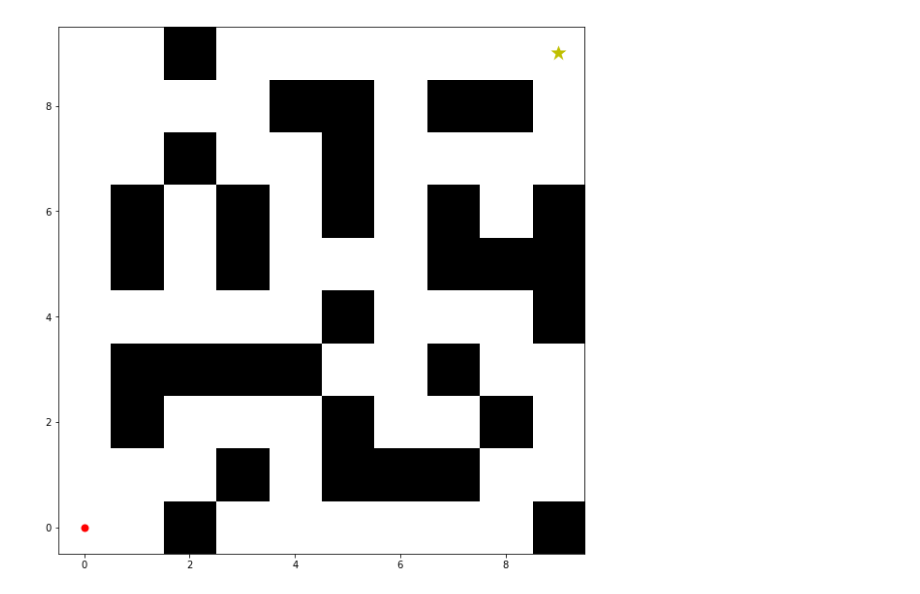
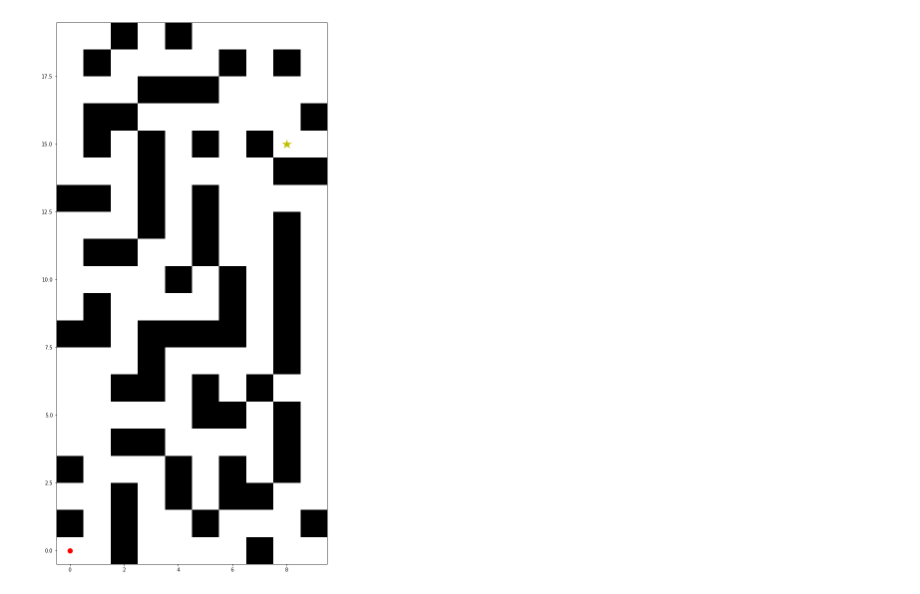
Before and after one commit to bandreghetti/ICIN2018-2, a Jupyter notebook: Exp6/Q-table.ipynb, the cells around one changed output. Cells and saved outputs as stored; diff of their text form; code cells hidden in the pictures.

```diff
--- a/Exp6/Q-table.ipynb
+++ b/Exp6/Q-table.ipynb
@@ -5,13 +5,13 @@ import matplotlib.pyplot as plt
 # %%
 from environment import MazeEnv
 mx = 10
-my = 10
-max_steps = mx*my
+my = 20
+max_steps = 2*mx*my
 env = MazeEnv(mx, my)
 env.reset()
 env.render()
 # %% [output]
-[figure, old version]
+[figure, new version]
 # %%
 Q = np.random.rand(mx * my, 4)  # dimensions: states, actions
 
```
Also changed, not shown: parts of 6 cells of this notebook, 1 other file.
